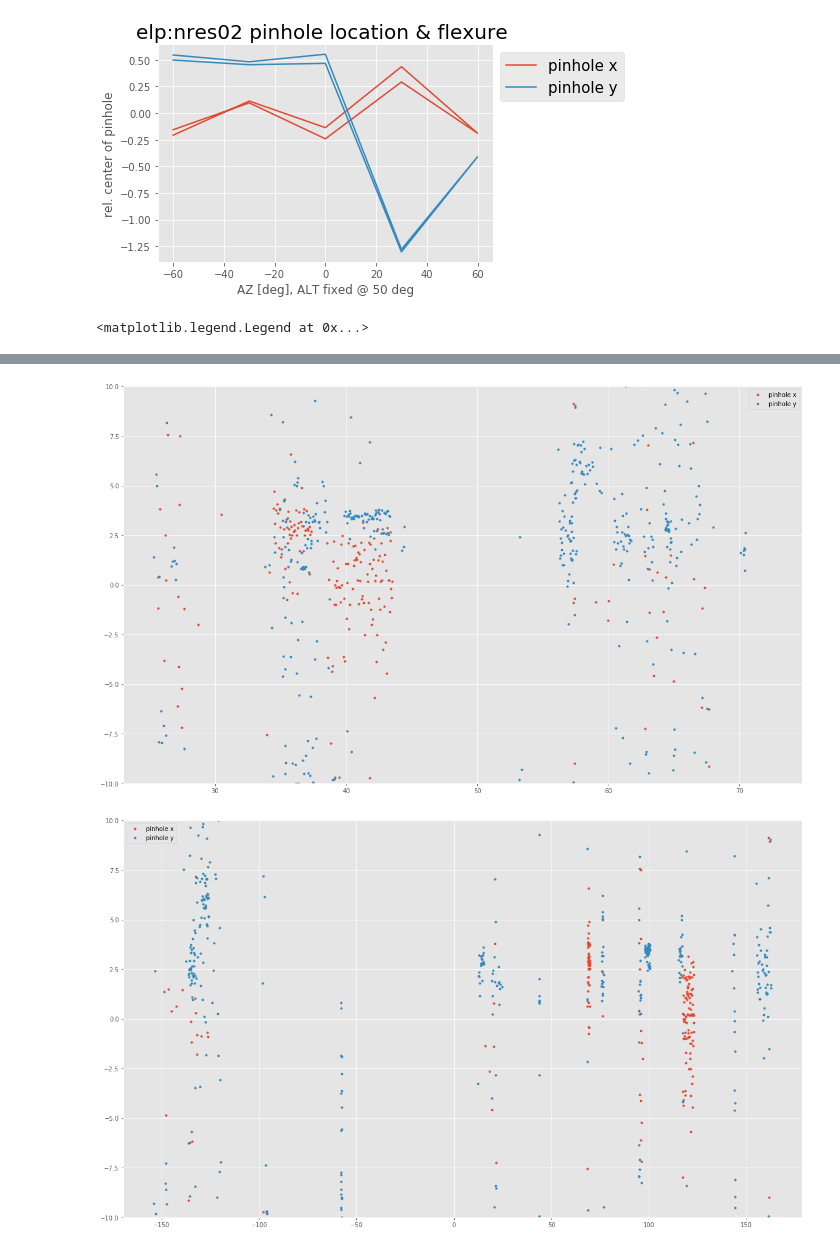
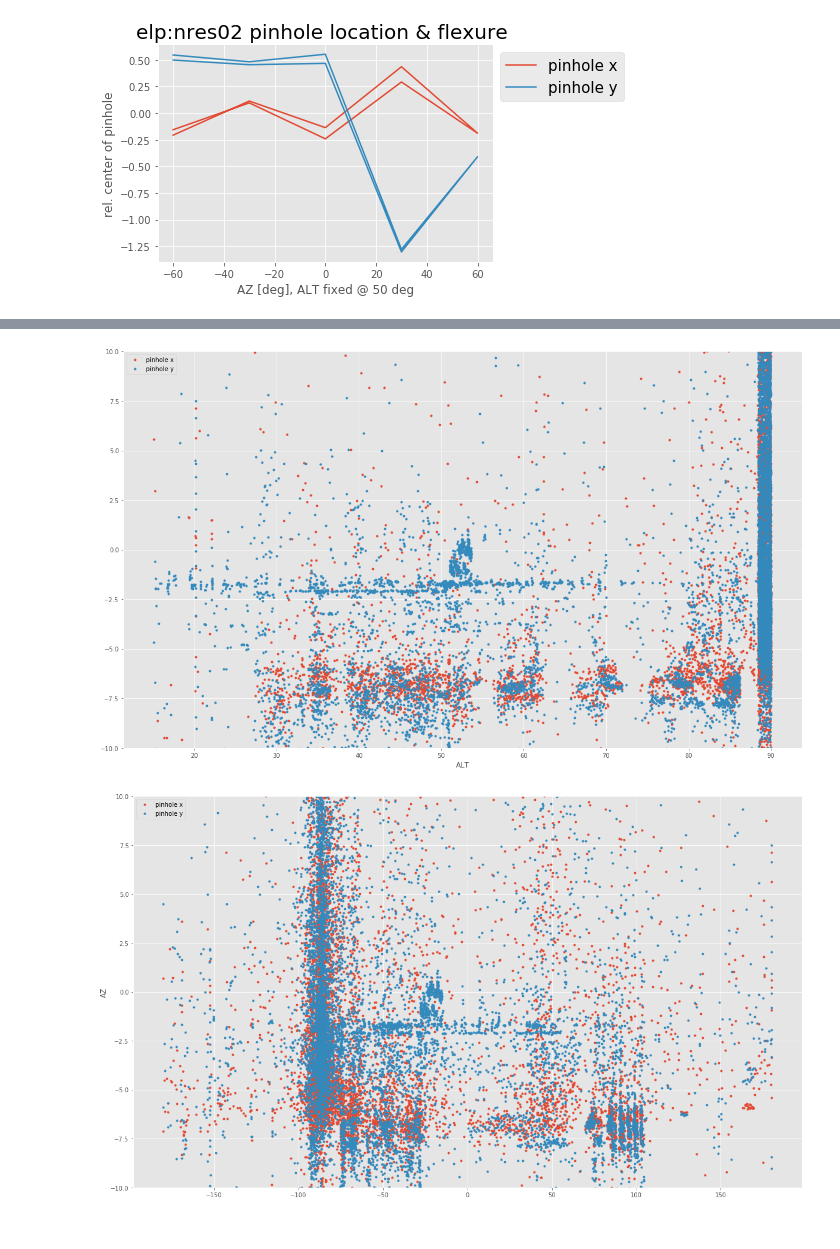
Before and after one commit to drhaz/lco_nresAnalysis, a Jupyter notebook: flatStability/FlatFieldThroughputStability.ipynb, the cells around one changed output, grey strips where cells are left out. Cells and saved outputs as stored; diff of their text form; code cells hidden in the pictures.

```diff
--- a/flatStability/FlatFieldThroughputStability.ipynb
+++ b/flatStability/FlatFieldThroughputStability.ipynb
@@ -449,7 +449,7 @@ plt.savefig ("nres_elp_flexure_AZ.png", box_extra_artists=(lgd,), bbox_inches="t
 # %% [output]
 [figure]
 # %%
-images,alts,az,xs,ys, dobs = findPinHoleInImages('/archive/engineering/elp/ak04/201712?[035]/raw/elp*-g00*.fz')
+images,alts,az,xs,ys, dobs = findPinHoleInImages('/archive/engineering/lsc/ak01/201?????/raw/lsc*-x00*.fz')
 # %%
 plt.rcParams["figure.figsize"] = (20,12)
 
@@ -462,18 +462,21 @@ plt.gcf().autofmt_xdate()
 plt.ylim([-20,20])
 plt.legend()
 
-#plt.savefig ('longtermtrend_pinhole_elp.png')
+plt.savefig ('longtermtrend_pinhole_lsc.png')
 
 plt.figure()
 plt.plot (alts, xs - np.nanmean (xs),'.', label="pinhole x")
 plt.plot (alts, ys - np.nanmean (ys), '.', label="pinhole y")
 plt.ylim([-10,10])
+plt.xlabel ("ALT")
 plt.legend()
+plt.savefig ("longterm-alt.png")
 
 plt.figure()
 plt.plot (az, xs - np.nanmean (xs),'.', label="pinhole x")
 plt.plot (az, ys - np.nanmean (ys), '.', label="pinhole y")
 plt.ylim([-10,10])
+plt.ylabel ("AZ")
 plt.legend()
+plt.savefig ("longterm-az.png")
 # %% [output]
-<matplotlib.legend.Legend at 0x...>
@@ -481,2 +484,2 @@ plt.legend()
-[figure, old version]
+[figure, new version]
-[figure, old version]
+[figure, new version]
```
Also changed, not shown: parts of 2 cells of this notebook, 1 other file.
